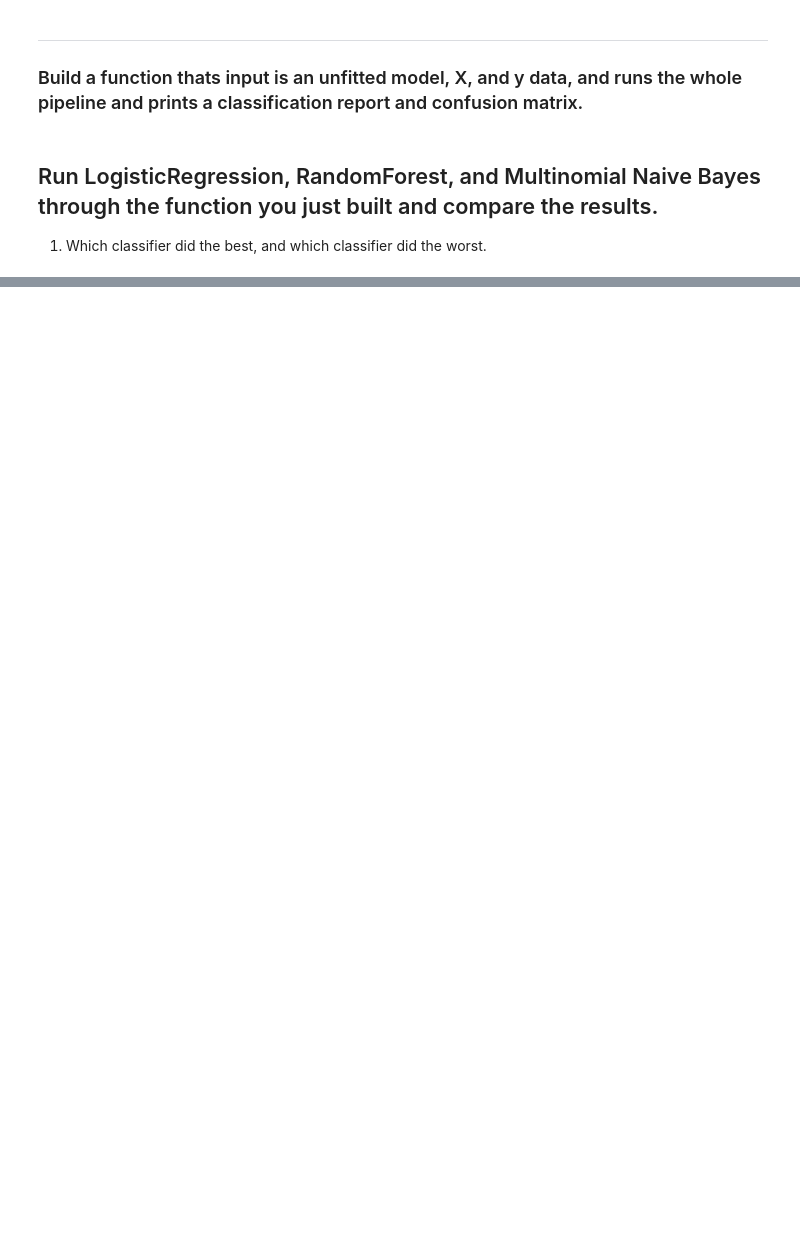
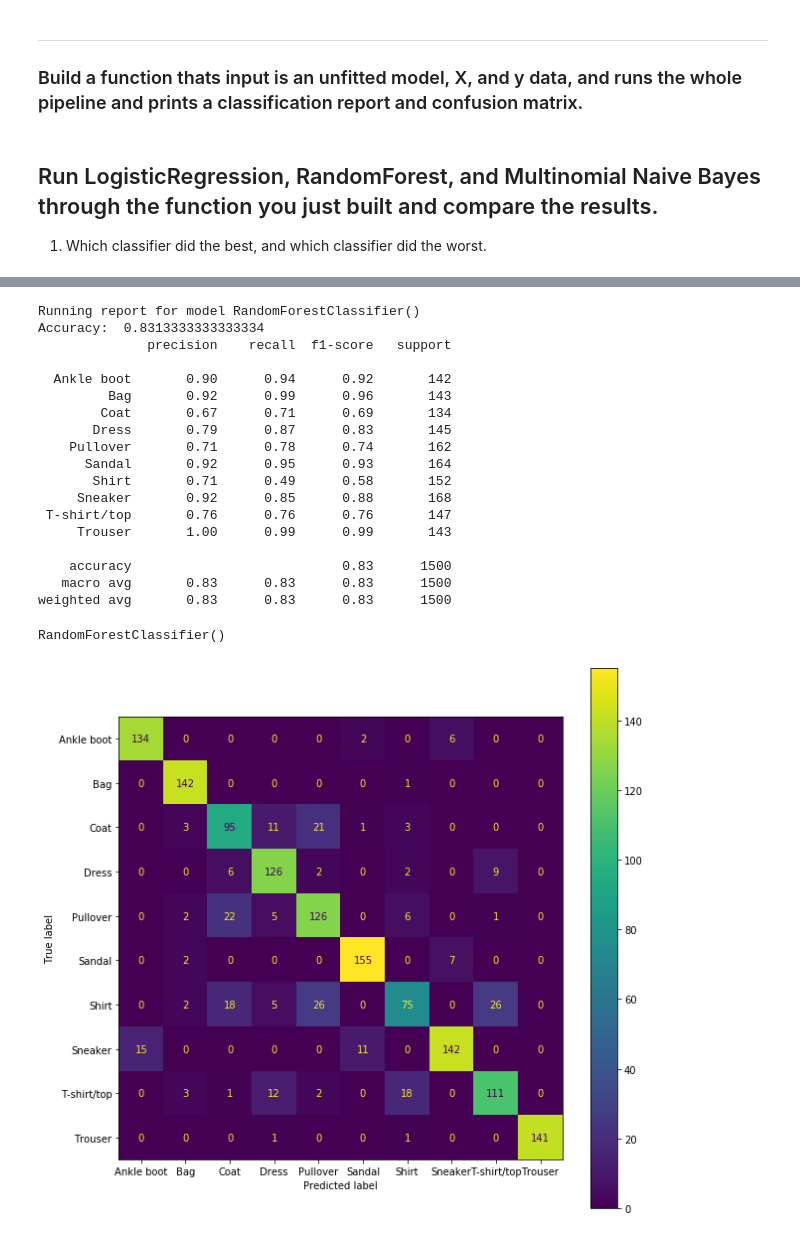
Before and after one commit to miaonanlin/2021-spring-data-science, a Jupyter notebook: Week8-Image-Classification/Image-Classification-Exercise.ipynb, the cells around one changed output, grey strips where cells are left out. Saved outputs shown, nothing was run; the diff lists cells and outputs as text; code cells hidden in the pictures; blank space fills up the shorter version.

```diff
--- a/Week8-Image-Classification/Image-Classification-Exercise.ipynb
+++ b/Week8-Image-Classification/Image-Classification-Exercise.ipynb
@@ -324,0 +365,26 @@ def build_and_eval_model(model, X, y, random_state=23):
+# %%
+# RandomForest
+rf = RandomForestClassifier()
+
+build_and_eval_model(rf, X, y)
+# %% [output]
+Running report for model RandomForestClassifier()
+Accuracy:  0.8313333333333334
+              precision    recall  f1-score   support
+
+  Ankle boot       0.90      0.94      0.92       142
+         Bag       0.92      0.99      0.96       143
+        Coat       0.67      0.71      0.69       134
+       Dress       0.79      0.87      0.83       145
+    Pullover       0.71      0.78      0.74       162
+      Sandal       0.92      0.95      0.93       164
+       Shirt       0.71      0.49      0.58       152
+     Sneaker       0.92      0.85      0.88       168
+ T-shirt/top       0.76      0.76      0.76       147
+     Trouser       1.00      0.99      0.99       143
+
+    accuracy                           0.83      1500
+   macro avg       0.83      0.83      0.83      1500
+weighted avg       0.83      0.83      0.83      1500
+RandomForestClassifier()
+[figure, added]
```
Also changed, not shown: parts of 13 cells of this notebook.
